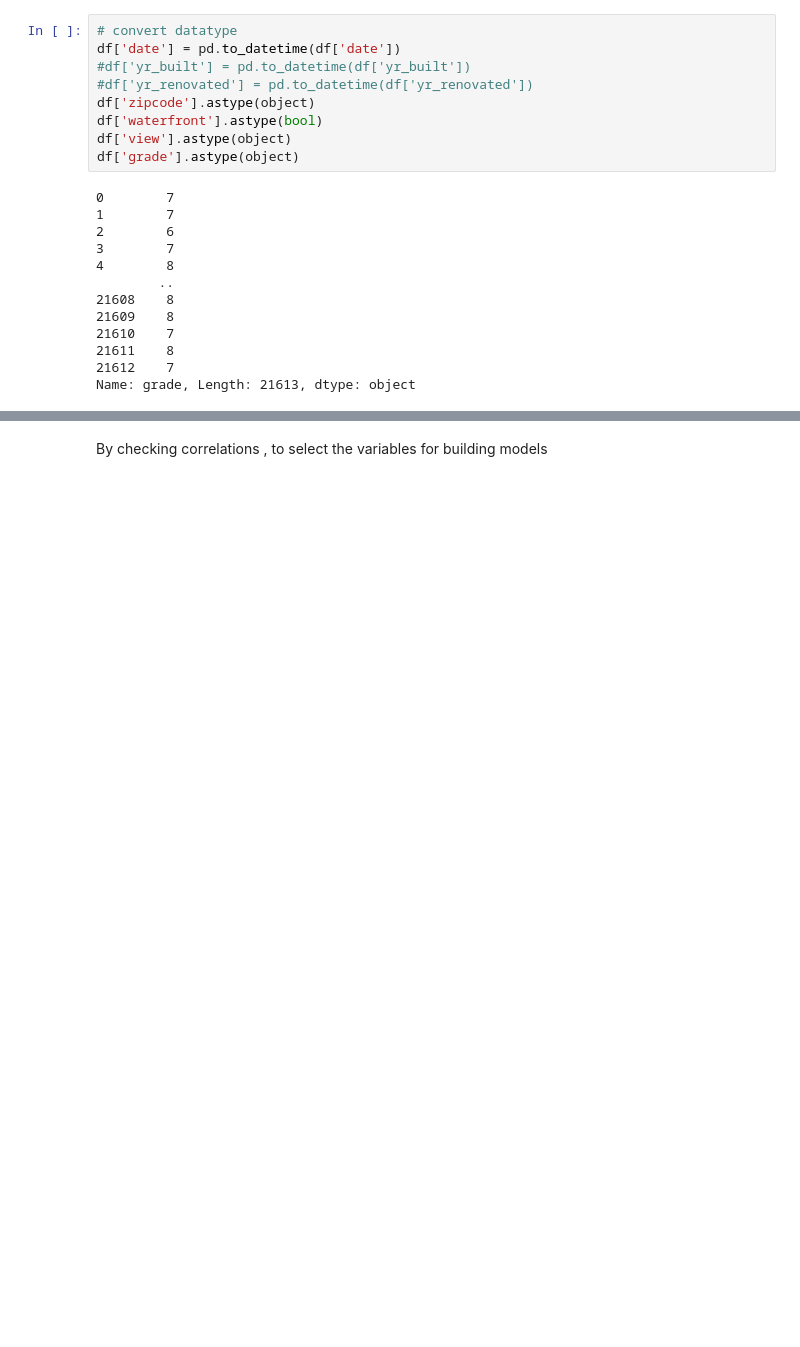
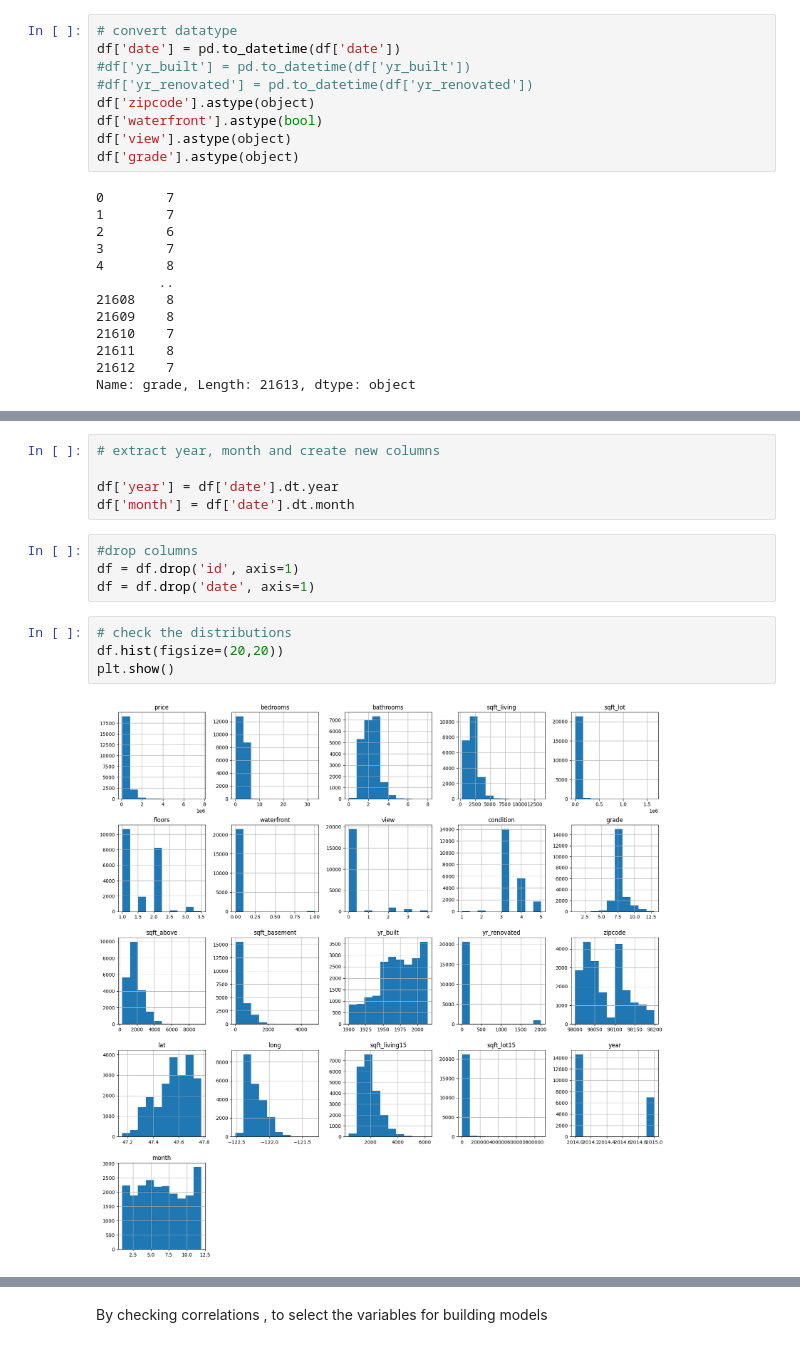
Before and after one commit to annwanginnt/data_scirence, a Jupyter notebook: assignment_3.ipynb, the cells around one changed output, grey strips where cells are left out. Saved outputs shown, nothing was run; the diff lists cells and outputs as text; blank space fills up the shorter version.

```diff
--- a/assignment_3.ipynb
+++ b/assignment_3.ipynb
@@ -105,0 +115,15 @@ Name: grade, Length: 21613, dtype: object
+# %%
+# extract year, month and create new columns
+
+df['year'] = df['date'].dt.year
+df['month'] = df['date'].dt.month
+# %%
+#drop columns
+df = df.drop('id', axis=1)
+df = df.drop('date', axis=1)
+# %%
+# check the distributions
+df.hist(figsize=(20,20))
+plt.show()
+# %% [output]
+[figure, added]
```
Also changed, not shown: parts of 16 cells of this notebook.
